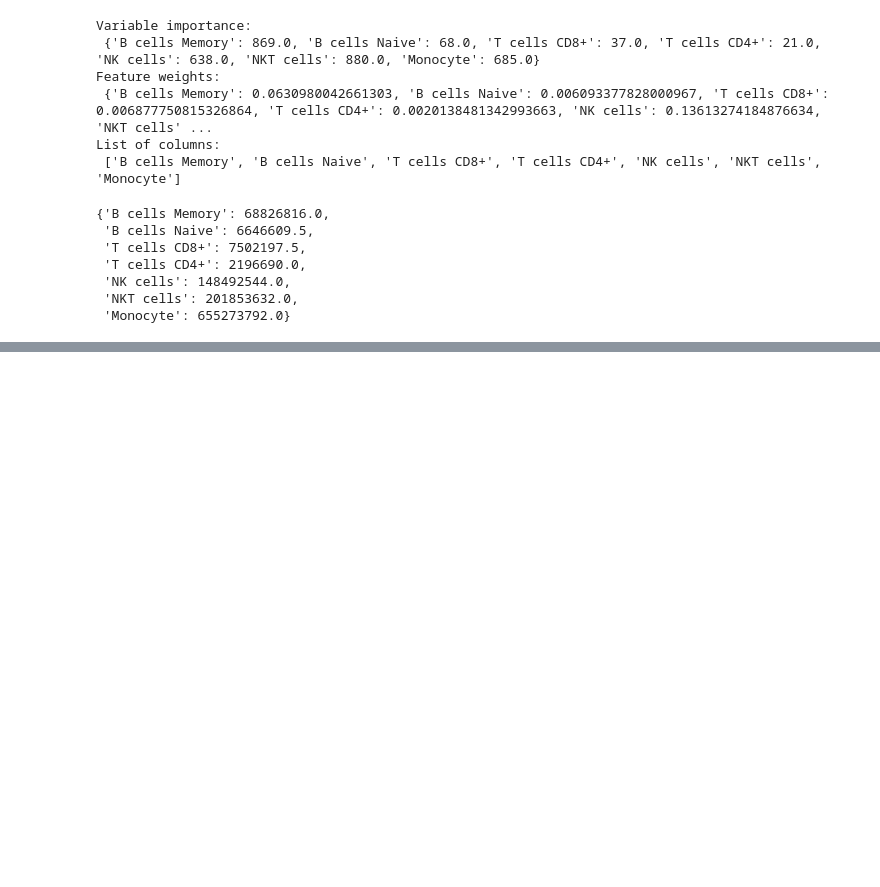
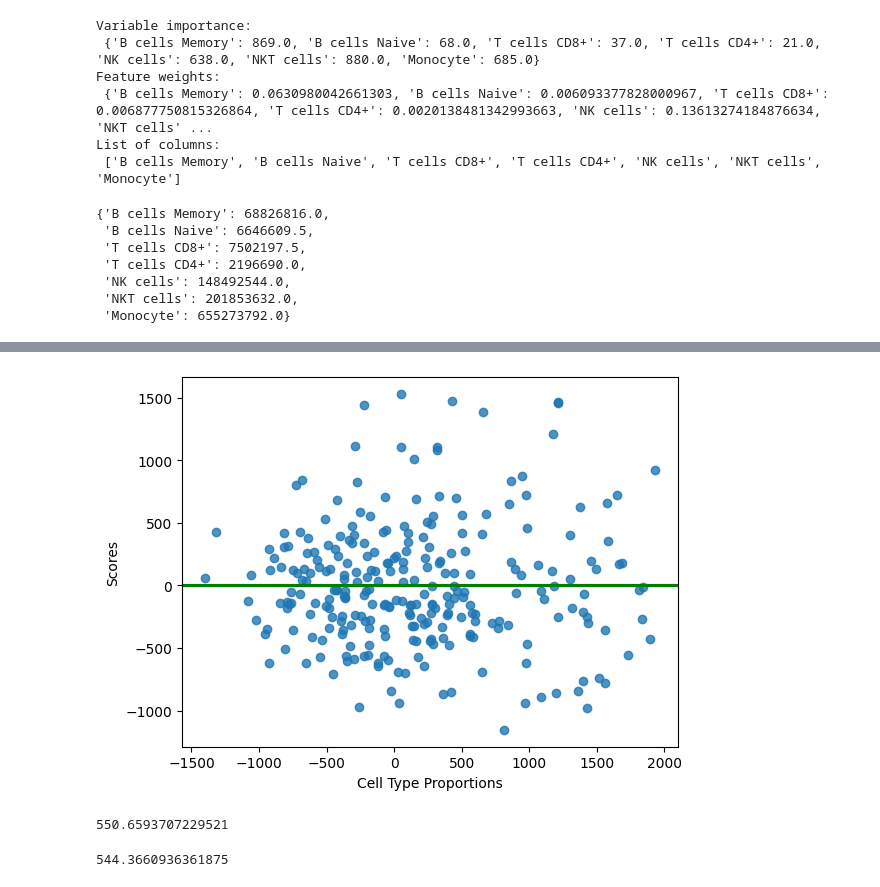
Before and after one commit to ygrepo/compbio_project, a Jupyter notebook: code/ImmuneScore.ipynb, the cells around one changed output, grey strips where cells are left out. Saved outputs shown, nothing was run; the diff lists cells and outputs as text; code cells hidden in the pictures; blank space fills up the shorter version.

Commit message:
Added Immune score ML

```diff
--- a/code/ImmuneScore.ipynb
+++ b/code/ImmuneScore.ipynb
@@ -153,0 +190,10 @@ result
+# %%
+# Plot the residuals
+import matplotlib.pyplot as plt
+residuals = y_test - y_pred
+sns.residplot(x=model.predict(X_test), y=residuals, lowess=True, line_kws=dict(color="g"), order=2)
+plt.xlabel("Cell Type Proportions")
+plt.ylabel("Scores")
+plt.show()
+# %% [output]
+[figure, added]
@@ -153,0 +213,5 @@ result
+# %%
+regression_model(XGBRegressor(booster='gblinear', objective='reg:squarederror'),
+                X_train, y_train)
+# %% [output]
+550.6593707229521
@@ -153,0 +220,5 @@ result
+# %%
+regression_model(Lasso(),
+                  X_train, y_train)
+# %% [output]
+544.3660936361875
```
Also changed, not shown: parts of 28 cells of this notebook, 4 other files.
